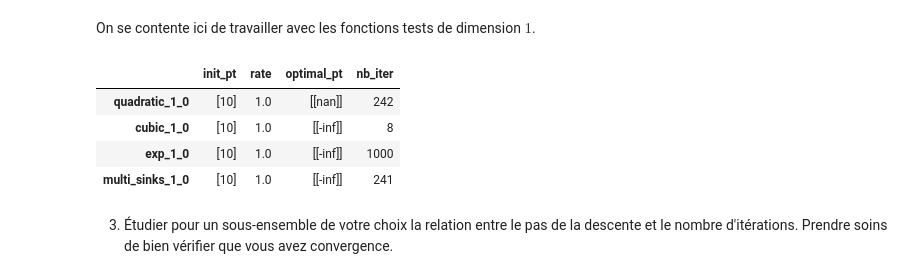
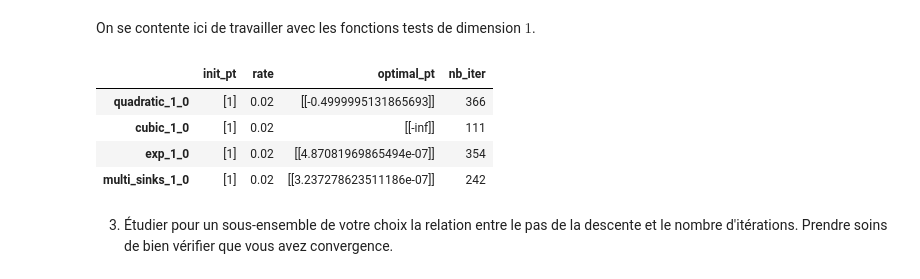
Before and after one commit to bashardudin/Epita-SCIA-OCVX, a Jupyter notebook: Notebooks/TP -- GradientDescent.ipynb, the cells around one changed output. Cells and saved outputs as stored; diff of their text form; code cells hidden in the pictures.

```diff
--- a/Notebooks/TP -- GradientDescent.ipynb
+++ b/Notebooks/TP -- GradientDescent.ipynb
@@ -348,6 +352,8 @@ class GD():
         rate: function computing learning rate ; takes in
               - x (ndarray): current iterate
               - f (function): objective function
+              - dir_x (ndarray) : descent direction
+              - grad (function) : gradient function
               - nb_iter (int): number of iterations.
               - eta (float): hyper-parameter.
         decay: function computing decay.
@@ -356,7 +362,7 @@ class GD():
 
         """
         self.ddir = ddir if ddir else (lambda x, f, grad, tol: - grad(x, f, tol))
-        self.rate = rate if rate else (lambda x, f, dir_x, nb_iter, eta : 0.01)
+        self.rate = rate if rate else (lambda x, f, dir_x, grad, nb_iter, eta : 0.01)
         self.decay = decay if decay else (lambda x, f, grad, tol: np.linalg.norm(grad(x, f, tol)))
         self.tol = tol if tol else 1e-6
         self.max_iter = max_iter if max_iter else 1000
@@ -381,7 +387,7 @@ class GD():
         n_iter = 0
 
         dir_x = self.ddir(x, f, grad, self.tol)
-        rate_ = self.rate(x, f, dir_x, n_iter, eta)
+        rate_ = self.rate(x, f, dir_x, grad, n_iter, eta)
         delta_x = rate_ * dir_x
         iters, iters_dir = x, delta_x
 
@@ -389,15 +395,17 @@ class GD():
         while decay_x > self.tol and n_iter < self.max_iter:
             ## Deciding on direction
             dir_x = self.ddir(x, f, grad, self.tol)
-            rate_ = self.rate(x, f, dir_x, n_iter, eta)
+            rate_ = self.rate(x, f, dir_x, grad, n_iter, eta)
             delta_x =  rate_ * dir_x
+
+            # Storing iterates
+            iters = np.vstack([iters, x])
 
             ## Updating iterate
             x = x + delta_x
 
-            ## Storing on-going data
+            ## Storing directions
             iters_dir = np.vstack([iters_dir, delta_x])
-            iters = np.vstack([iters, x])
 
             ## Computing decay
             decay_x = self.decay(x, f, grad, self.tol)
@@ -437,0 +448,13 @@ op_pt, iters, iters_dir, n_iter = GD_default(np.array([10]), (lambda x : quad_I.
+# %%
+fig, ax = plt.subplots(figsize=(16, 10))
+f = lambda x: quad_I.value (x, 1)
+x = np.linspace(-10, 10, 400)
+ax.set_ylim(-50, 400)
+ax.plot(x, f(x), "k-", label="Objective function")
+# reshaping iters for input
+iters_reshape = iters.reshape(iters.shape[0], 1)
+ax.plot(iters_reshape, f(iters_reshape), 'r.', label="Iterates")
+ax.quiver(iters_reshape, f(iters_reshape), iters_dir, -1,
+          color='r', scale=None, width=0.002, headwidth=5, headlength=10)
+ax.set_title("Gradient Descent in dimensin 1.")
+ax.legend()
@@ -440,35 +466,35 @@ On se contente ici de travailler avec les fonctions tests de dimension $1$.
 # %%
 test_list_d1 = [test_family for test_family in test_list if test_family.dim == 1]
 # %%
-init_pt = np.array([10])
+init_pt = np.array([1])
 # %%
 gamma = 1
 # %%
-cst_rate = 0.01
+cst_rate = 0.02
 # %%
 import pandas as pd
 # %%
 GD_test_summary = pd.DataFrame(columns=["init_pt", "rate", "optimal_pt", "nb_iter"])
 GD_list = {}
 for t_function in test_list_d1:
     idt = 0
-    GD_list[t_function.name] = GD(rate = lambda x, f, dir_x, nb_iter, eta : cst_rate)
+    GD_list[t_function.name] = GD(rate = lambda x, f, dir_x, grad, nb_iter, eta : cst_rate)
     opt_pt, _, _, n_iter = GD_list[t_function.name](init_pt,
                                                     (lambda x: t_function.value (x, gamma)),
                                                     (lambda x, f, tol : t_function.grad(x, gamma)))
     naming_format = "{}_{}".format(t_function.name, idt)
     GD_test_summary.loc[naming_format] = pd.Series({"init_pt": init_pt,
-                                                     "rate": GD_list[t_function.name].rate (*[None]*5),
+                                                     "rate": GD_list[t_function.name].rate (*[None]*6),
                                                      "optimal_pt": opt_pt,
                                                      "nb_iter": n_iter})
     idt += 1
 GD_test_summary
 # %% [output]
 |  | init_pt | rate | optimal_pt | nb_iter |
-| quadratic_1_0 | [10] | 1.0 | [[nan]] | 242 |
-| cubic_1_0 | [10] | 1.0 | [[-inf]] | 8 |
-| exp_1_0 | [10] | 1.0 | [[-inf]] | 1000 |
-| multi_sinks_1_0 | [10] | 1.0 | [[-inf]] | 241 |
+| quadratic_1_0 | [1] | 0.02 | [[-0.4999995131865693]] | 366 |
+| cubic_1_0 | [1] | 0.02 | [[-inf]] | 111 |
+| exp_1_0 | [1] | 0.02 | [[4.87081969865494e-07]] | 354 |
+| multi_sinks_1_0 | [1] | 0.02 | [[3.237278623511186e-07]] | 242 |
 # %% [markdown]
 3. Étudier pour un sous-ensemble de votre choix la relation entre le pas de la descente et le nombre d'itérations. Prendre soins de bien vérifier que vous avez convergence.
 # %%
```
Also changed, not shown: parts of 27 cells of this notebook.
